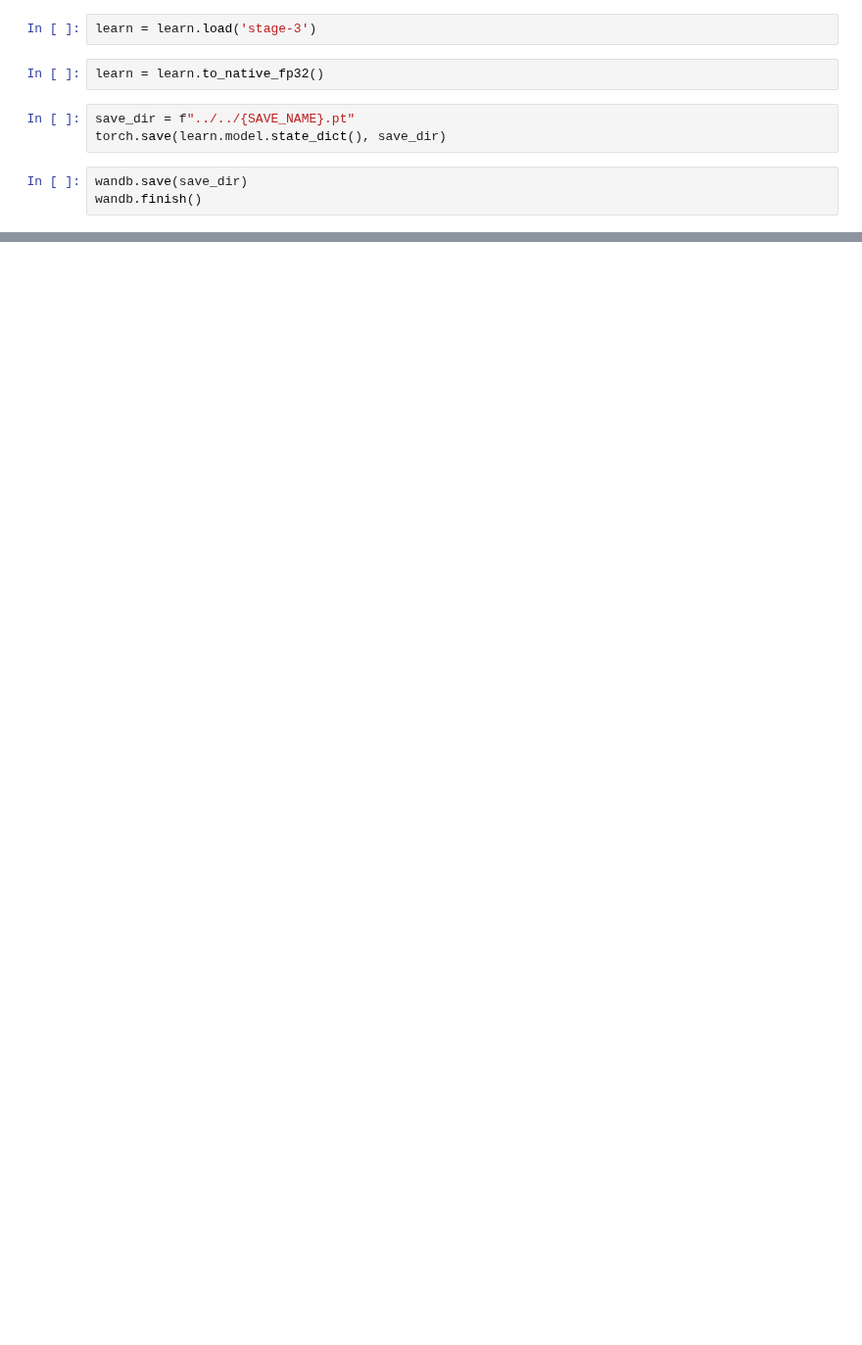
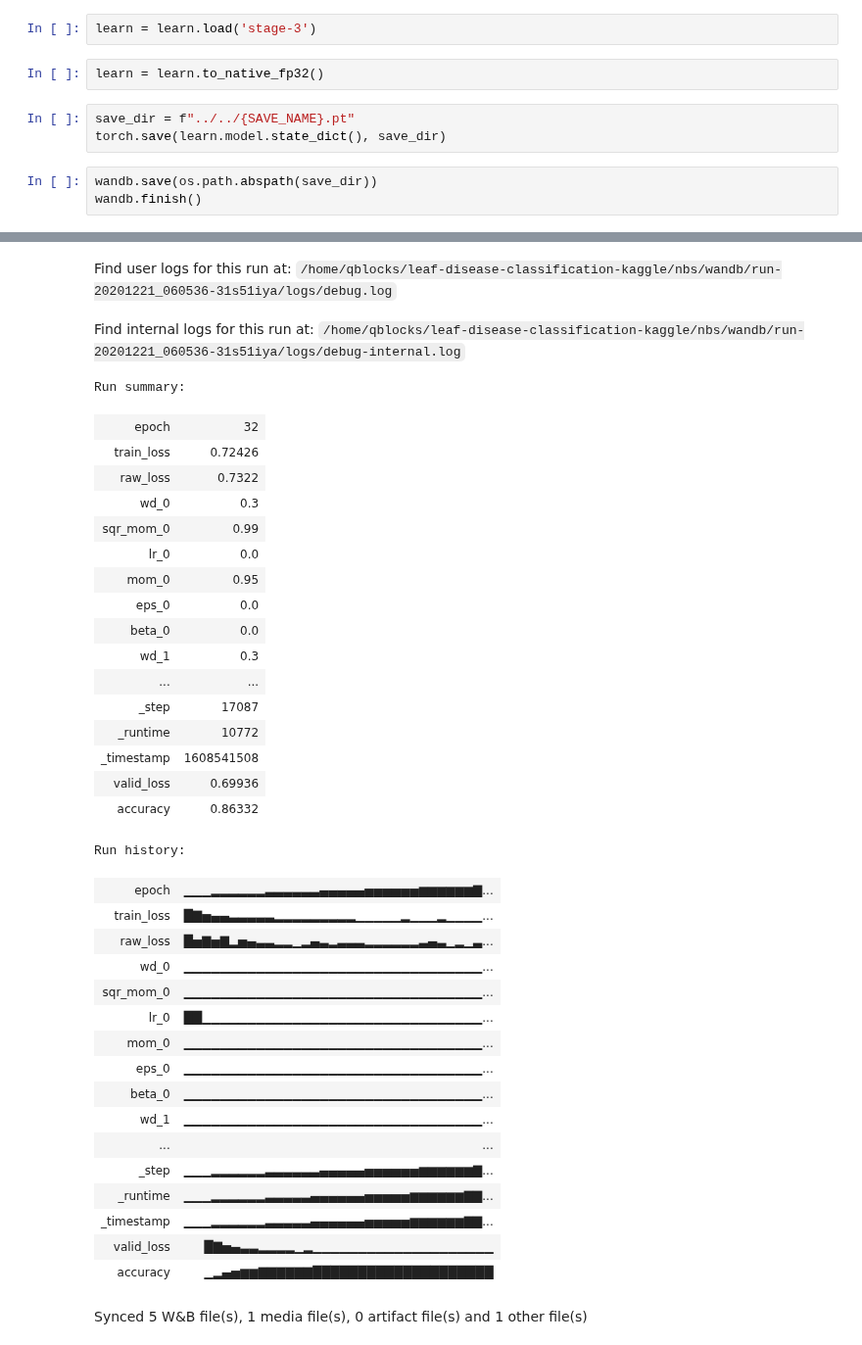
Before and after one commit to benihime91/leaf-disease-classification-kaggle, a Jupyter notebook: nbs/resnext50_32x4d-mish-ranger-labelsmoothing-mixup.ipynb, the cells around one changed output, grey strips where cells are left out. Shown at 98% size. Saved outputs shown, nothing was run; the diff lists cells and outputs as text; blank space fills up the shorter version.

```diff
--- a/nbs/resnext50_32x4d-mish-ranger-labelsmoothing-mixup.ipynb
+++ b/nbs/resnext50_32x4d-mish-ranger-labelsmoothing-mixup.ipynb
@@ -203,5 +215,6 @@ learn = learn.to_native_fp32()
 save_dir = f"../../{SAVE_NAME}.pt"
 torch.save(learn.model.state_dict(), save_dir)
 # %%
-wandb.save(save_dir)
+wandb.save(os.path.abspath(save_dir))
 wandb.finish()
+# %% [output]
@@ -207,0 +224,37 @@ wandb.finish()
+Find user logs for this run at: /home/qblocks/leaf-disease-classification-kaggle/nbs/wandb/run-20201221_060536-31s51iya/logs/debug.log
+Find internal logs for this run at: /home/qblocks/leaf-disease-classification-kaggle/nbs/wandb/run-20201221_060536-31s51iya/logs/debug-internal.log
+Run summary:
+| epoch | 32 |
+| train_loss | 0.72426 |
+| raw_loss | 0.7322 |
+| wd_0 | 0.3 |
+| sqr_mom_0 | 0.99 |
+| lr_0 | 0.0 |
+| mom_0 | 0.95 |
+| eps_0 | 0.0 |
+| beta_0 | 0.0 |
+| wd_1 | 0.3 |
+| ... | ... |
+| _step | 17087 |
+| _runtime | 10772 |
+| _timestamp | 1608541508 |
+| valid_loss | 0.69936 |
+| accuracy | 0.86332 |
+Run history:
+| epoch | ▁▁▁▂▂▂▂▂▂▃▃▃▃▃▃▄▄▄▄▄▅▅▅▅▅▅▆▆▆▆▆▆▇... |
+| train_loss | █▇▅▄▄▃▃▃▃▃▂▂▂▂▂▂▂▂▂▁▁▁▁▁▂▁▁▁▂▁▁▁▁... |
+| raw_loss | █▅▇▅▇▂▅▄▃▃▂▂▁▂▄▃▂▃▃▃▂▂▂▂▂▂▃▄▃▁▂▁▃... |
+| wd_0 | ▁▁▁▁▁▁▁▁▁▁▁▁▁▁▁▁▁▁▁▁▁▁▁▁▁▁▁▁▁▁▁▁▁... |
+| sqr_mom_0 | ▁▁▁▁▁▁▁▁▁▁▁▁▁▁▁▁▁▁▁▁▁▁▁▁▁▁▁▁▁▁▁▁▁... |
+| lr_0 | ██▁▁▁▁▁▁▁▁▁▁▁▁▁▁▁▁▁▁▁▁▁▁▁▁▁▁▁▁▁▁▁... |
+| mom_0 | ▁▁▁▁▁▁▁▁▁▁▁▁▁▁▁▁▁▁▁▁▁▁▁▁▁▁▁▁▁▁▁▁▁... |
+| eps_0 | ▁▁▁▁▁▁▁▁▁▁▁▁▁▁▁▁▁▁▁▁▁▁▁▁▁▁▁▁▁▁▁▁▁... |
+| beta_0 | ▁▁▁▁▁▁▁▁▁▁▁▁▁▁▁▁▁▁▁▁▁▁▁▁▁▁▁▁▁▁▁▁▁... |
+| wd_1 | ▁▁▁▁▁▁▁▁▁▁▁▁▁▁▁▁▁▁▁▁▁▁▁▁▁▁▁▁▁▁▁▁▁... |
+| ... | ... |
+| _step | ▁▁▁▂▂▂▂▂▂▃▃▃▃▃▃▄▄▄▄▄▅▅▅▅▅▅▆▆▆▆▆▆▇... |
+| _runtime | ▁▁▁▂▂▂▂▂▂▃▃▃▃▃▄▄▄▄▄▄▅▅▅▅▅▆▆▆▆▆▆▇▇... |
+| _timestamp | ▁▁▁▂▂▂▂▂▂▃▃▃▃▃▄▄▄▄▄▄▅▅▅▅▅▆▆▆▆▆▆▇▇... |
+| valid_loss | █▇▅▄▃▃▂▂▂▂▁▂▁▁▁▁▁▁▁▁▁▁▁▁▁▁▁▁▁▁▁▁ |
+| accuracy | ▁▂▄▅▆▆▇▇▇▇▇▇████████████████████ |
+Synced 5 W&B file(s), 1 media file(s), 0 artifact file(s) and 1 other file(s)
```
Also changed, not shown: parts of 5 cells of this notebook.
